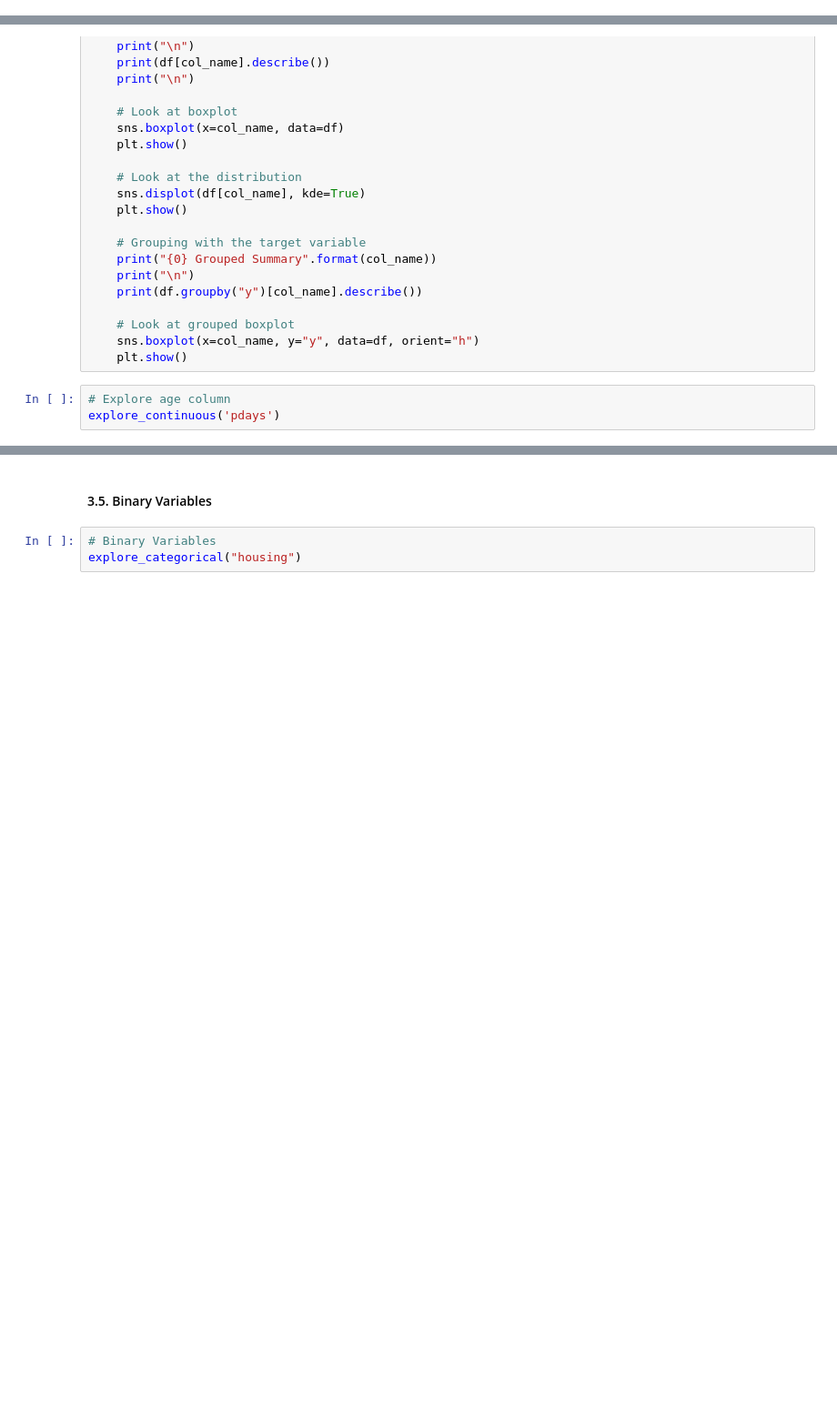
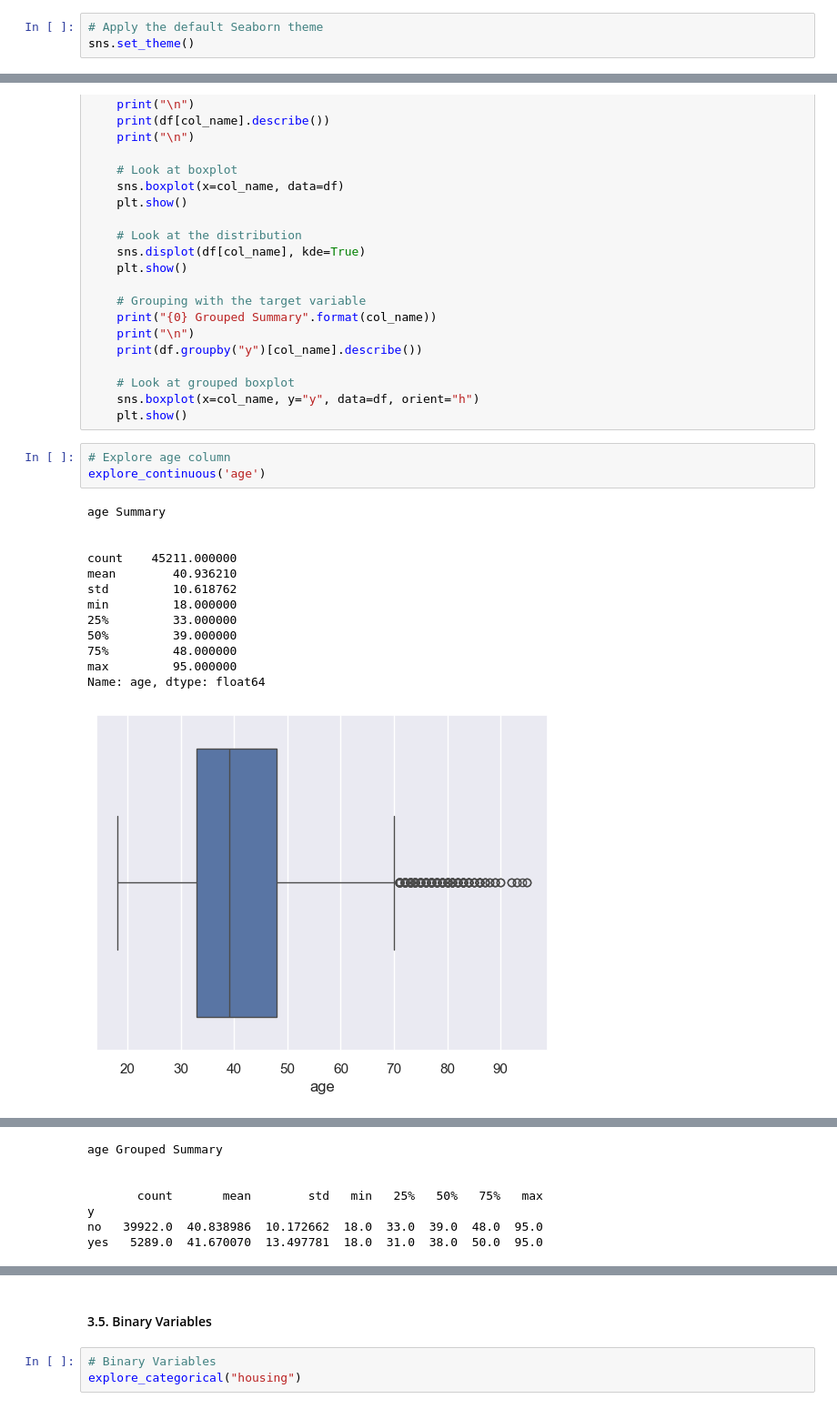
Before and after one commit to jmanwillz/ACML-Project, a Jupyter notebook: ann/data-preprocessing.ipynb, the cells around one changed output, grey strips where cells are left out. Shown at 91% size. Cells and saved outputs as stored; diff of their text form; blank space fills up the shorter version.

```diff
--- a/ann/data-preprocessing.ipynb
+++ b/ann/data-preprocessing.ipynb
@@ -14,3 +15,6 @@ import torch.nn as nn
+# %%
+# Apply the default Seaborn theme
+sns.set_theme()
 # %% [markdown]
 ### 2. Load Data
 # %%
@@ -134,4 +284,18 @@ def explore_continuous(col_name):
     plt.show()
 # %%
 # Explore age column
-explore_continuous('pdays')
+explore_continuous('age')
+# %% [output]
+age Summary
+
+
+count    45211.000000
+mean        40.936210
+std         10.618762
+min         18.000000
+25%         33.000000
+50%         39.000000
+75%         48.000000
+max         95.000000
+Name: age, dtype: float64
+[figure, added]
@@ -137,0 +303,7 @@ explore_continuous('pdays')
+age Grouped Summary
+
+
+       count       mean        std   min   25%   50%   75%   max
+y
+no   39922.0  40.838986  10.172662  18.0  33.0  39.0  48.0  95.0
+yes   5289.0  41.670070  13.497781  18.0  31.0  38.0  50.0  95.0
```
Also changed, not shown: parts of 48 cells of this notebook.
